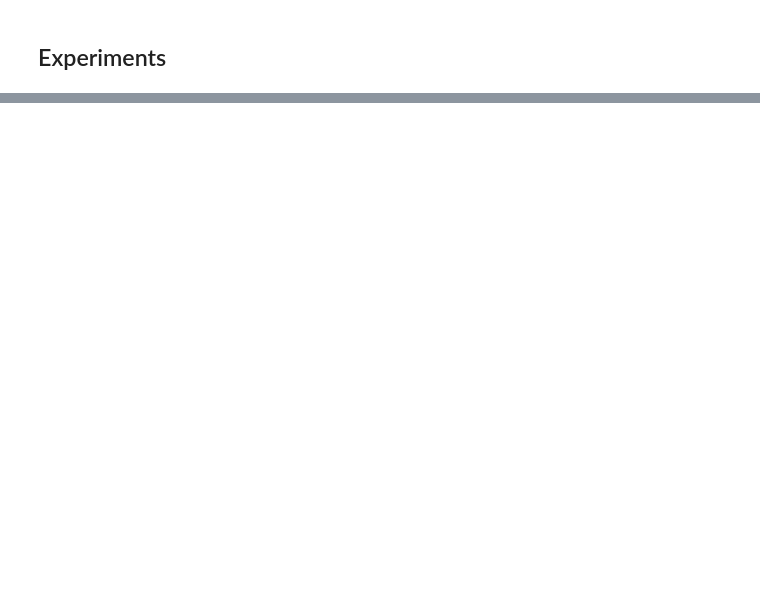
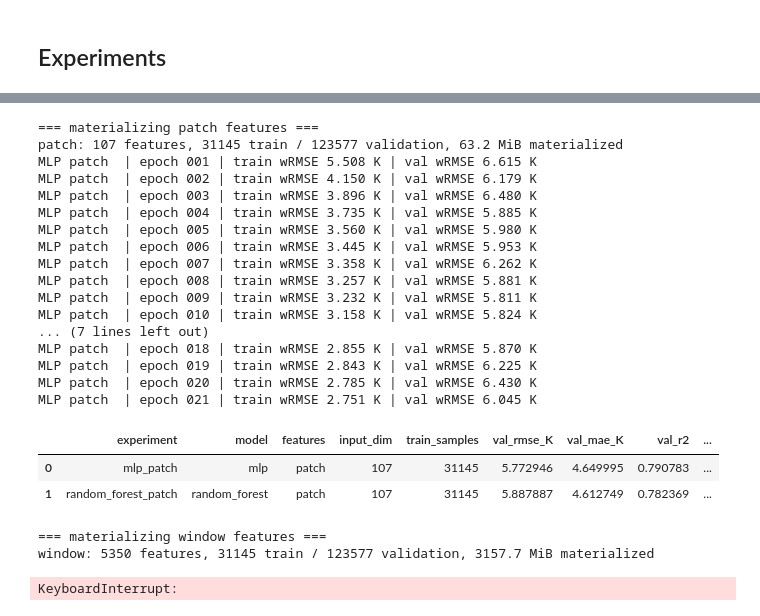
Before and after one commit to thomaslu678/Praxis-Lab-25-26, a Jupyter notebook: clean/16_VIT_No_Test.ipynb, the cells around one changed output, grey strips where cells are left out. Drawn from its saved outputs; the diff is of its cells as text; code cells hidden in the pictures; blank space fills up the shorter version.

Commit message:
Adding code to fetch baseline model metrics

```diff
--- a/clean/16_VIT_No_Test.ipynb
+++ b/clean/16_VIT_No_Test.ipynb
@@ -1707,0 +1583,3 @@ print(test_results["metrics"])
+# %%
+FeatureMode = Literal["pixel", "patch", "window"]
+FEATURE_MODES: tuple[FeatureMode, ...] = ("pixel", "patch", "window")
@@ -1707,0 +2073,11 @@ print(test_results["metrics"])
+# %%
+workflow_cfg = WorkflowConfig(
+    test_case_id=6,
+    window=50,
+    samples_per_patch=10,
+    validation_fraction=0.2,
+    train_subset_fraction=0.2,
+)
+# %%
+# Expensive preparation happens once.
+prepared = prepare_workflow(data_dict, workflow_cfg)
@@ -1707,0 +2102,7 @@ print(test_results["metrics"])
+# %%
+baseline_cfg = BaselineConfig(
+    rf_n_estimators=200,
+    mlp_hidden_dims=(128, 64),
+    mlp_epochs=30,
+    mlp_batch_size=128,
+)
@@ -1707,0 +2126,41 @@ print(test_results["metrics"])
+# %%
+summary, runs = run_baseline_suite(
+    workflow_cfg,
+    baseline_cfg,
+    prepared=prepared,
+    modes=("patch",),
+)
+display(summary)
+# %% [output]
+=== materializing patch features ===
+patch: 107 features, 31145 train / 123577 validation, 63.2 MiB materialized
+MLP patch  | epoch 001 | train wRMSE 5.508 K | val wRMSE 6.615 K
+MLP patch  | epoch 002 | train wRMSE 4.150 K | val wRMSE 6.179 K
+MLP patch  | epoch 003 | train wRMSE 3.896 K | val wRMSE 6.480 K
+MLP patch  | epoch 004 | train wRMSE 3.735 K | val wRMSE 5.885 K
+MLP patch  | epoch 005 | train wRMSE 3.560 K | val wRMSE 5.980 K
+MLP patch  | epoch 006 | train wRMSE 3.445 K | val wRMSE 5.953 K
+MLP patch  | epoch 007 | train wRMSE 3.358 K | val wRMSE 6.262 K
+MLP patch  | epoch 008 | train wRMSE 3.257 K | val wRMSE 5.881 K
+MLP patch  | epoch 009 | train wRMSE 3.232 K | val wRMSE 5.811 K
+MLP patch  | epoch 010 | train wRMSE 3.158 K | val wRMSE 5.824 K
+... (7 lines left out)
+MLP patch  | epoch 018 | train wRMSE 2.855 K | val wRMSE 5.870 K
+MLP patch  | epoch 019 | train wRMSE 2.843 K | val wRMSE 6.225 K
+MLP patch  | epoch 020 | train wRMSE 2.785 K | val wRMSE 6.430 K
+MLP patch  | epoch 021 | train wRMSE 2.751 K | val wRMSE 6.045 K
+|  | experiment | model | features | input_dim | train_samples | val_rmse_K | val_mae_K | val_r2 | ... |
+| 0 | mlp_patch | mlp | patch | 107 | 31145 | 5.772946 | 4.649995 | 0.790783 | ... |
+| 1 | random_forest_patch | random_forest | patch | 107 | 31145 | 5.887887 | 4.612749 | 0.782369 | ... |
+# %%
+summary, runs = run_baseline_suite(
+    workflow_cfg,
+    baseline_cfg,
+    prepared=prepared,
+    modes=("window",),
+)
+display(summary)
+# %% [output]
+=== materializing window features ===
+window: 5350 features, 31145 train / 123577 validation, 3157.7 MiB materialized
+KeyboardInterrupt:
```
Also changed, not shown: parts of 27 cells of this notebook.
